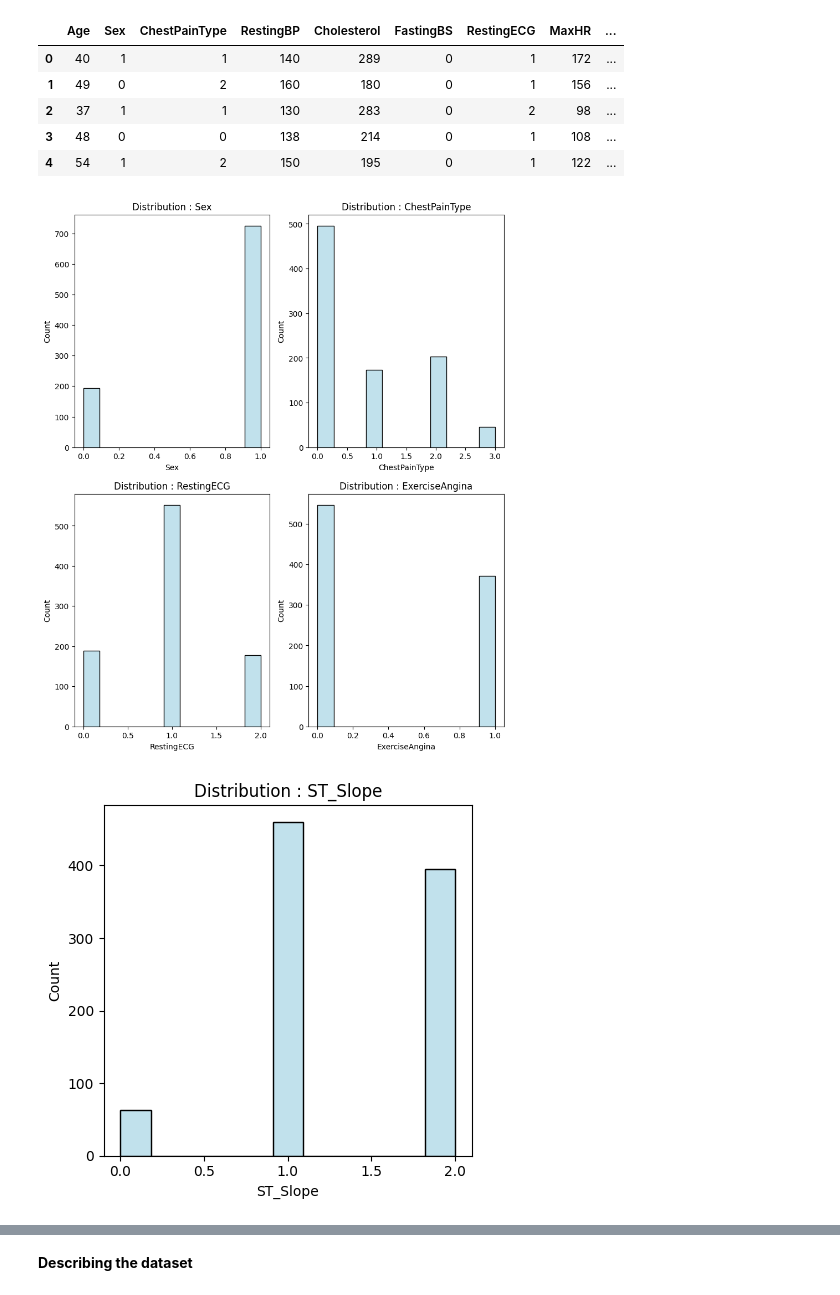
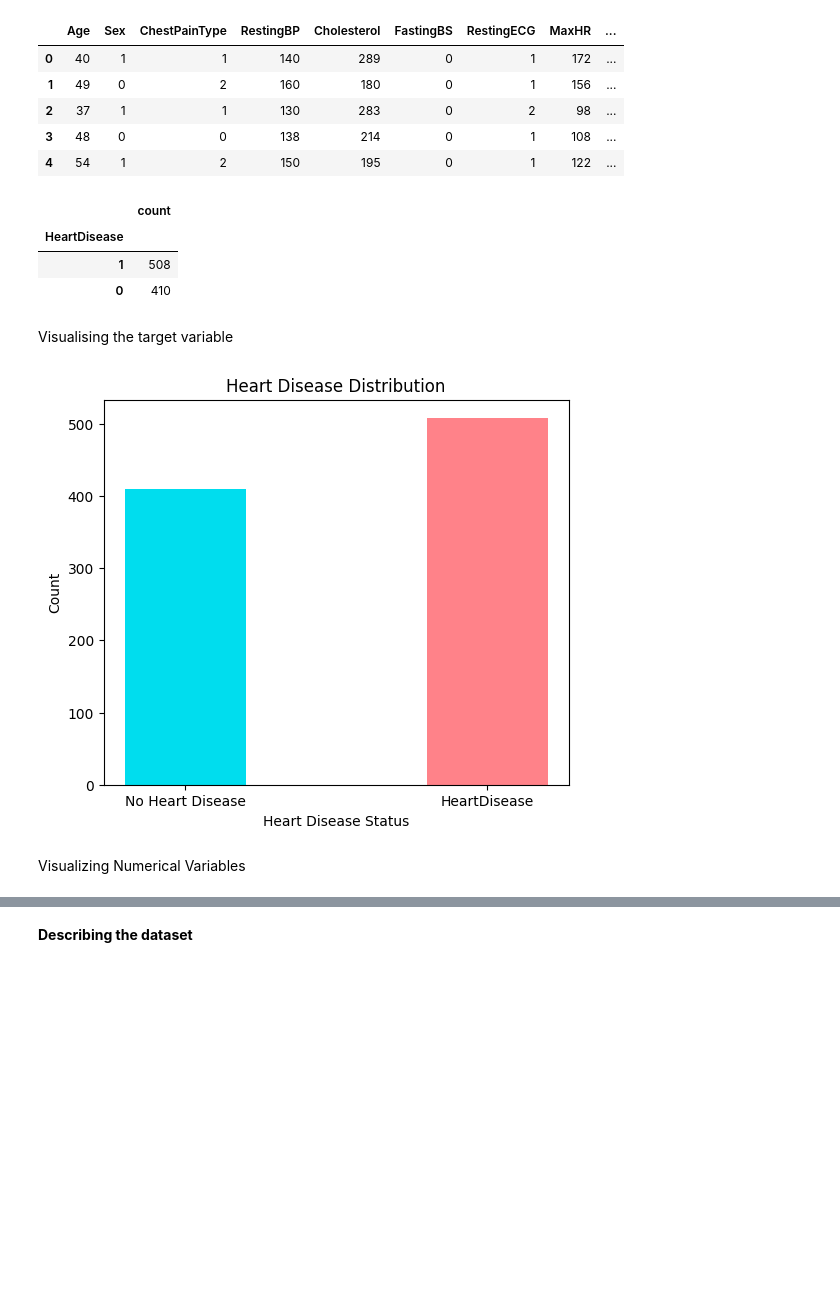
Before and after one commit to KyobeDerrickSteven/Heart-Disease-Prediction, a Jupyter notebook: Heart_Prediction.ipynb, the cells around one changed output, grey strips where cells are left out. Drawn from its saved outputs; the diff is of its cells as text; code cells hidden in the pictures; blank space fills up the shorter version.

```diff
--- a/Heart_Prediction.ipynb
+++ b/Heart_Prediction.ipynb
@@ -121,18 +246,36 @@ X.head()
 | 2 | 37 | 1 | 1 | 130 | 283 | 0 | 2 | 98 | ... |
 | 3 | 48 | 0 | 0 | 138 | 214 | 0 | 1 | 108 | ... |
 | 4 | 54 | 1 | 2 | 150 | 195 | 0 | 1 | 122 | ... |
-# %%
-fig, ax = plt.subplots(nrows = 3,ncols = 2,figsize = (10,12))
-for i in range(len(cat_cols) - 1):
-  plt.subplot(2,2,i+1)
-  sns.histplot(X[cat_cols[i]], kde_kws = {'bw' : 1}, color = colors[0]);
-  title = 'Distribution : ' + cat_cols[i]
-  plt.title(title)
-
-plt.figure(figsize = (4.75,4.55))
-sns.histplot(X[cat_cols[len(cat_cols) - 1]],kde_kws = {'bw' : 1},color = colors[0])
-title = 'Distribution : ' + cat_cols[len(cat_cols) - 1]
-plt.title(title);
-# %% [output]
-[figure, removed]
-[figure, removed]
+# %%
+heart_df = X['HeartDisease'].value_counts()
+pd.DataFrame(heart_df)
+# %% [output]
+|  | count |
+| HeartDisease |  |
+| 1 | 508 |
+| 0 | 410 |
+# %% [markdown]
+Visualising the target variable
+# %%
+target_series = pd.Series(heart_df)
+
+colors = {0: '#00ddee', 1: '#FF8289'}
+
+bar_width = 0.4
+
+# create plot
+fig, ax = plt.subplots(figsize=(6, 5))
+
+ax.bar(target_series.index, target_series.values, width=bar_width, color= [colors[y] for y in target_series.index])
+
+#Set title and labels
+ax.set_title('Heart Disease Distribution')
+ax.set_ylabel('Count')
+ax.set_xlabel('Heart Disease Status')
+ax.set_xticks(target_series.index)
+ax.set_xticklabels(['HeartDisease', 'No Heart Disease'])
+plt.show()
+# %% [output]
+[figure, added]
+# %% [markdown]
+Visualizing Numerical Variables
```
Also changed, not shown: parts of 46 cells of this notebook.
